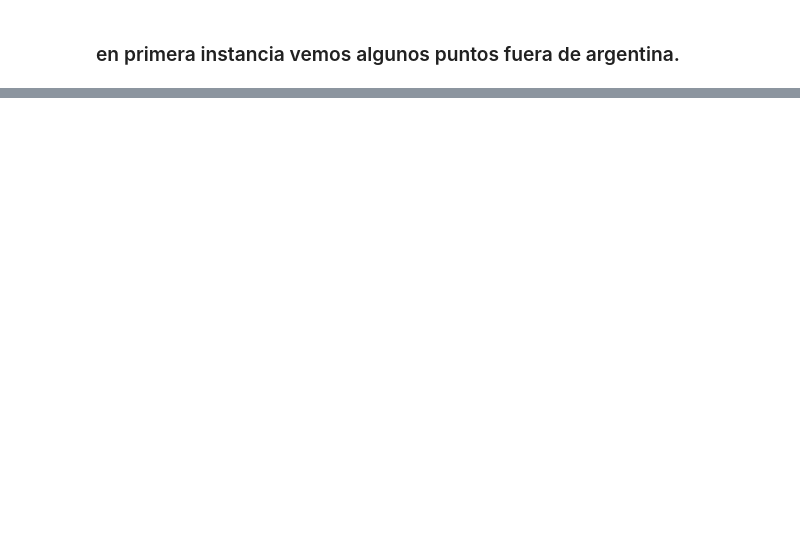
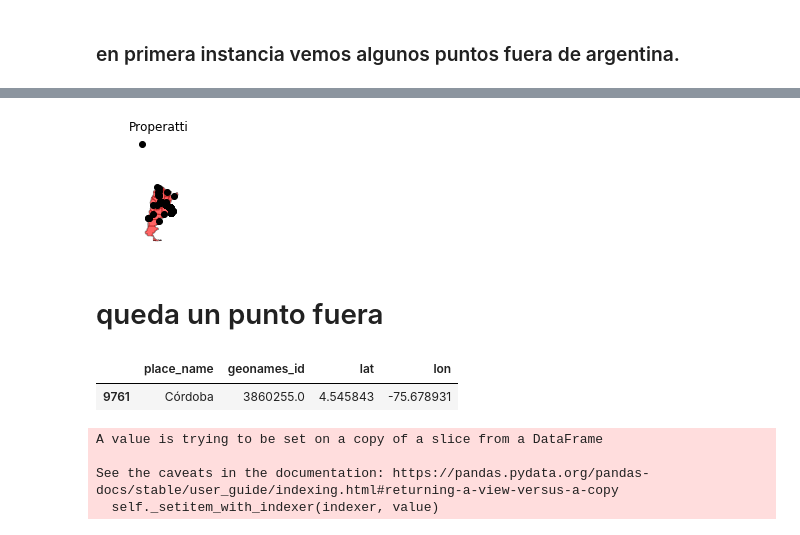
Before and after one commit to DaianaSussi/Desafio-1---DH, a Jupyter notebook: exploracion.ipynb, the cells around one changed output, grey strips where cells are left out. Saved outputs shown, nothing was run; the diff lists cells and outputs as text; code cells hidden in the pictures; blank space fills up the shorter version.

```diff
--- a/exploracion.ipynb
+++ b/exploracion.ipynb
@@ -146,0 +329,6 @@ dtype: int64
+# %%
+for i in range(5):
+    for x in cols:
+        try:
+            print(fg[x].iloc[i], geo_dic_name[fg[x].iloc[i]])
+        except:pass
@@ -146,0 +348,9 @@ dtype: int64
+# %%
+for i in range(len(fg)):
+    for x in cols:
+        try:
+            fg.lat.iloc[i] = geo_dic_name[fg[x].iloc[i]][0]
+            fg.lon.iloc[i] = geo_dic_name[fg[x].iloc[i]][1]
+            fg.coincide_con.iloc[i] = fg[x].iloc[i]
+            break # por no cortar el loop cuando encontraba una coincidencia, terminaba poniendo todos Argentina
+        except: pass
@@ -146,0 +362,2 @@ dtype: int64
+# %%
+new_geo_dic = {fg['index'].iloc[i] : [fg.lat.iloc[i],fg.lon.iloc[i]] for i in range(len(fg))}
@@ -146,0 +368,9 @@ dtype: int64
+# %%
+# donde falte lat, corremos nuestro dic de names
+for i in range(len(df)):
+    try:
+        if np.isnan(df.lat.iloc[i]):
+            df.lat.iloc[i] = new_geo_dic[df.index[i]][0]
+            df.lon.iloc[i] = new_geo_dic[df.index[i]][1]
+    except:
+        pass
@@ -301,0 +461,37 @@ pd.get_dummies(df.property_type)
+# %%
+fig = plt.figure(figsize=(2,2))
+ax = fig.add_subplot(1,1,1)
+
+provincias.plot(ax=ax,alpha=0.4,color='white',edgecolor='black')
+argentina.plot(ax=ax,alpha=0.6,color='red')
+#ploteamos el valor que ya sabemos erroneo
+geodf.loc[[9761]].plot(ax=ax,color='black')
+# y una muestra de algunos otros, para que no demore
+geodf.sample(200).plot(ax=ax,color='black')
+
+ax.set_axis_off()
+plt.axis('equal')
+ax.set_title('Properatti');
+# %% [output]
+[figure, added]
+# %% [markdown]
+# queda un punto fuera
+# %%
+#conseguimos el index del error
+error = geodf.loc[geodf.lat == geodf.lat.max()].index[0]
+geodf.loc[geodf.lat == geodf.lat.max()][['place_name','geonames_id','lat','lon']]
+# %% [output]
+|  | place_name | geonames_id | lat | lon |
+| 9761 | Córdoba | 3860255.0 | 4.545843 | -75.678931 |
+# %%
+# vemos un error de coordenadas
+geodf.lat.iloc[error] = geo_dic_ID[geodf.loc[error].geonames_id][0]
+geodf.lon.iloc[error] = geo_dic_ID[geodf.loc[error].geonames_id][1]
+
+# volvemos a generar ese punto
+geodf['geometry'].iloc[error] = Point(geodf.lon.iloc[error],geodf.lat.iloc[error])
+# %% [output]
+A value is trying to be set on a copy of a slice from a DataFrame
+
+See the caveats in the documentation: https://pandas.pydata.org/pandas-docs/stable/user_guide/indexing.html#returning-a-view-versus-a-copy
+  self._setitem_with_indexer(indexer, value)
```
Also changed, not shown: parts of 115 cells of this notebook.
